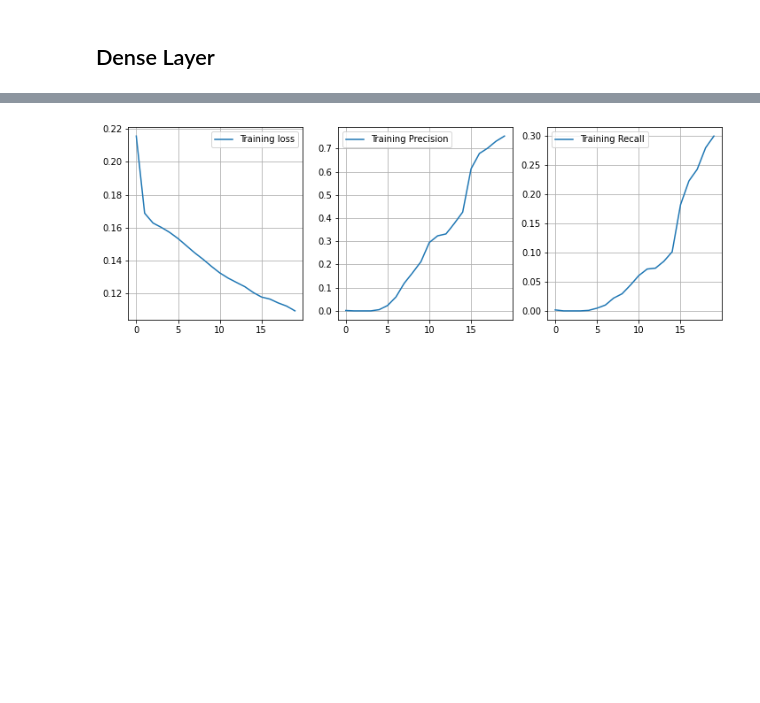
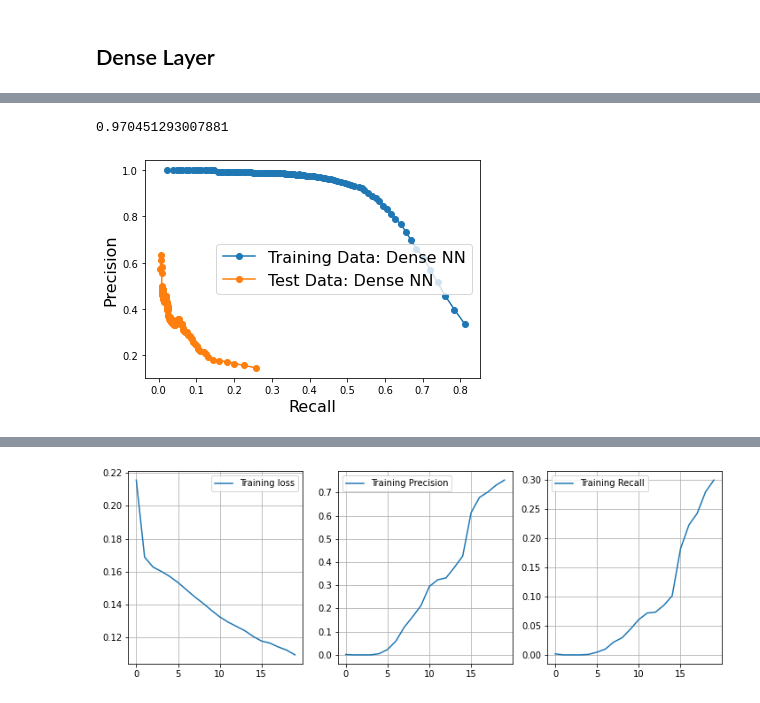
Before and after one commit to kungchinglin/erdos_bootcamp_2021, a Jupyter notebook: 03_predictive_models/modeling_GSK_7_Neural_Net.ipynb, the cells around one changed output, grey strips where cells are left out. Cells and saved outputs as stored; diff of their text form; code cells hidden in the pictures; blank space fills up the shorter version.

```diff
--- a/03_predictive_models/modeling_GSK_7_Neural_Net.ipynb
+++ b/03_predictive_models/modeling_GSK_7_Neural_Net.ipynb
@@ -272,0 +360,53 @@ None
+# %%
+proba = model1.predict_proba(X_train)
+# %%
+th = .5
+pred = (proba.flatten()>th).astype(int)
+np.sum(pred==y_train)/len(y_train)
+# %% [output]
+0.970451293007881
+# %%
+def plot_precision_recall(model, X, y, ax=None, lab="Data"):
+    if ax is None:
+        fig, ax = plt.subplots(1,1, figsize=(6,5))
+    pr, re, th = precision_recall_curve(y, model1.predict_proba(X)[:,1] )
+    ax.plot(re, pr, label=lab)
+
+def save_pr_data(model, X, y, save_name):
+
+    proba = model.predict_proba(X)
+    pr = []; re = []
+    cutoffs = np.linspace(0.05, 0.99, 100)
+    for c in cutoffs:
+        preds_c = (proba.flatten()>=c).astype('int')
+        pr_ = precision_score(y, preds_c)
+        re_ = recall_score(y, preds_c)
+        pr.append( pr_ )
+        re.append( re_ )
+
+    pr_re = np.stack([pr, re], axis=1)
+    np.savetxt(save_name, pr_re)
+    print ("saved pr-re data.")
+
+def precision_recall_curve(model, X, y, ax=None, lab="Data"):
+    proba = model.predict_proba(X)
+    pr = []; re = []
+    cutoffs = np.linspace(0.05, 0.99, 100)
+    for c in cutoffs:
+        preds_c = (proba.flatten()>=c).astype('int')
+        pr_ = precision_score(y, preds_c)
+        re_ = recall_score(y, preds_c)
+        pr.append( pr_ )
+        re.append( re_ )
+    if ax is None:
+        fig, ax = plt.subplots(1,1, figsize=(6,4))
+    ax.plot(re, pr, '-o', label=lab)
+    ax.set_xlabel("Recall", fontsize=16)
+    ax.set_ylabel("Precision", fontsize=16)
+    ax.legend(fontsize=16)
+# %%
+fig, ax = plt.subplots(1,1, figsize=(6,4))
+precision_recall_curve(model1, X_train, y_train, ax=ax, lab="Training Data: Dense NN")
+precision_recall_curve(model1, X_test, y_test, ax=ax, lab="Test Data: Dense NN")
+# %% [output]
+[figure, added]
```
Also changed, not shown: parts of 37 cells of this notebook, 2 other files.
